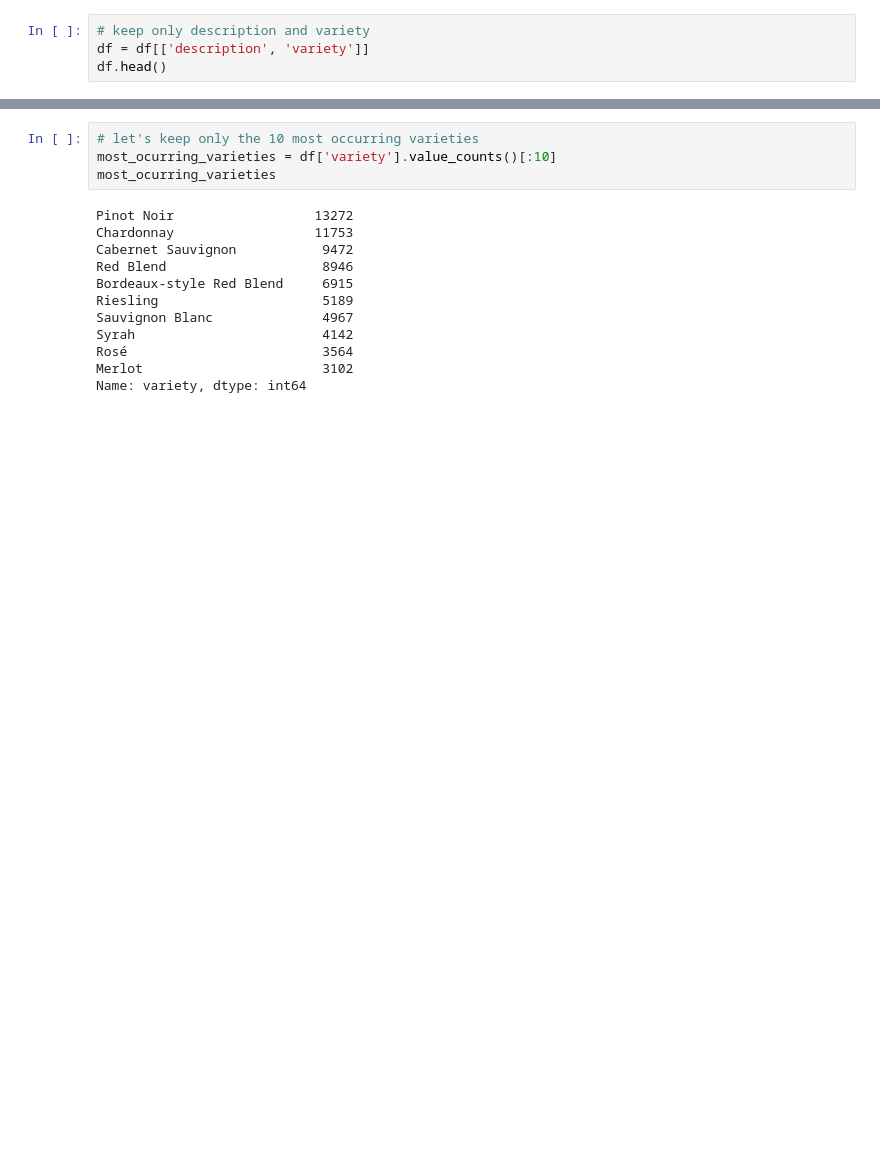
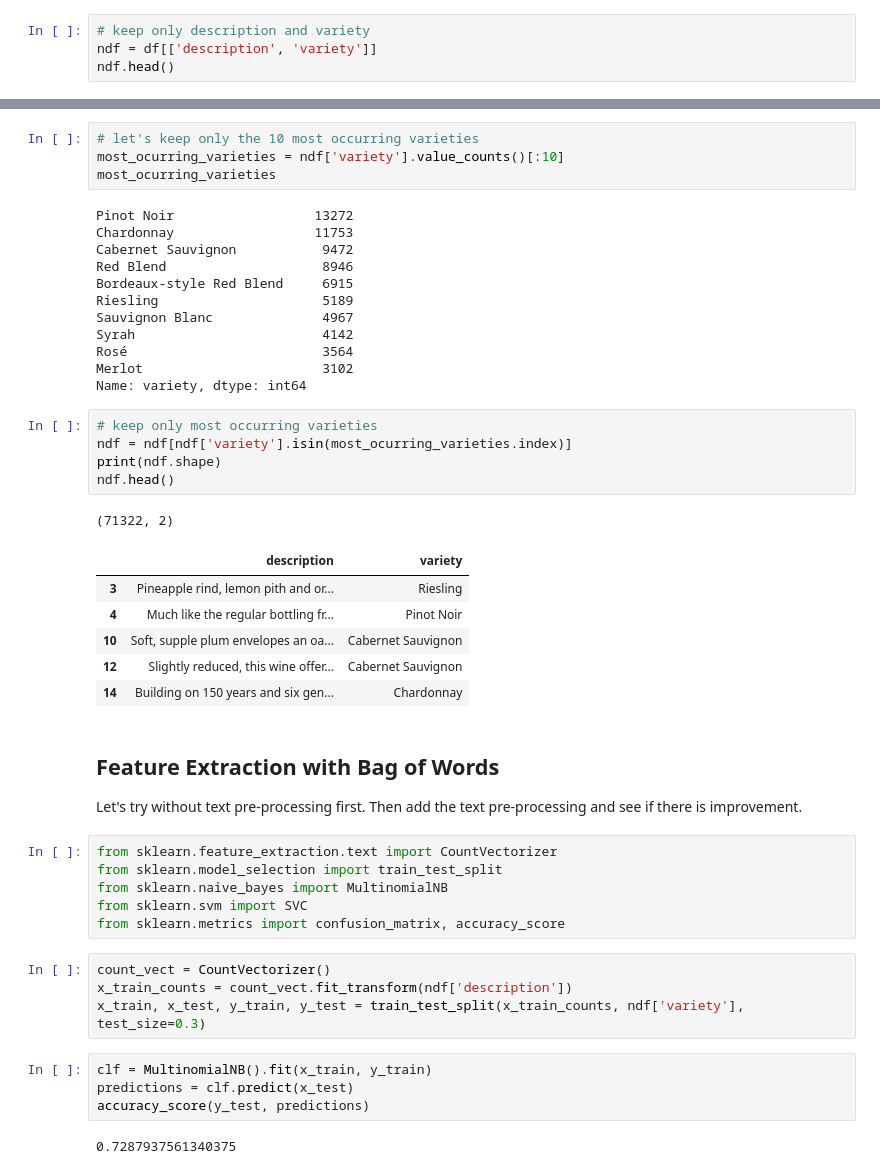
Before and after one commit to robfairh/portfolio_projects, a Jupyter notebook: MachineLearning/ReviewClassifier.ipynb, the cells around one changed output, grey strips where cells are left out. Saved outputs shown, nothing was run; the diff lists cells and outputs as text; blank space fills up the shorter version.

```diff
--- a/MachineLearning/ReviewClassifier.ipynb
+++ b/MachineLearning/ReviewClassifier.ipynb
@@ -84,8 +84,8 @@ df_variety_by_country.loc[df_bycountry[:10].index]
 ## Data Cleaning
 # %%
 # keep only description and variety
-df = df[['description', 'variety']]
-df.head()
+ndf = df[['description', 'variety']]
+ndf.head()
 # %% [output]
 |  | description | variety |
 | 0 | Aromas include tropical fruit, br... | White Blend |
@@ -95,7 +95,7 @@ df.head()
 | 4 | Much like the regular bottling fr... | Pinot Noir |
 # %%
 # let's keep only the 10 most occurring varieties
-most_ocurring_varieties = df['variety'].value_counts()[:10]
+most_ocurring_varieties = ndf['variety'].value_counts()[:10]
 most_ocurring_varieties
 # %% [output]
 Pinot Noir                  13272
@@ -109,3 +109,37 @@ Syrah                        4142
 Rosé                         3564
 Merlot                       3102
 Name: variety, dtype: int64
+# %%
+# keep only most occurring varieties
+ndf = ndf[ndf['variety'].isin(most_ocurring_varieties.index)]
+print(ndf.shape)
+ndf.head()
+# %% [output]
+(71322, 2)
+|  | description | variety |
+| 3 | Pineapple rind, lemon pith and or... | Riesling |
+| 4 | Much like the regular bottling fr... | Pinot Noir |
+| 10 | Soft, supple plum envelopes an oa... | Cabernet Sauvignon |
+| 12 | Slightly reduced, this wine offer... | Cabernet Sauvignon |
+| 14 | Building on 150 years and six gen... | Chardonnay |
+# %% [markdown]
+## Feature Extraction with Bag of Words
+
+Let's try without text pre-processing first.
+Then add the text pre-processing and see if there is improvement.
+# %%
+from sklearn.feature_extraction.text import CountVectorizer
+from sklearn.model_selection import train_test_split
+from sklearn.naive_bayes import MultinomialNB
+from sklearn.svm import SVC
+from sklearn.metrics import confusion_matrix, accuracy_score
+# %%
+count_vect = CountVectorizer()
+x_train_counts = count_vect.fit_transform(ndf['description'])
+x_train, x_test, y_train, y_test = train_test_split(x_train_counts, ndf['variety'], test_size=0.3)
+# %%
+clf = MultinomialNB().fit(x_train, y_train)
+predictions = clf.predict(x_test)
+accuracy_score(y_test, predictions)
+# %% [output]
+0.7287937561340375
```
Also changed, not shown: parts of 9 cells of this notebook.
